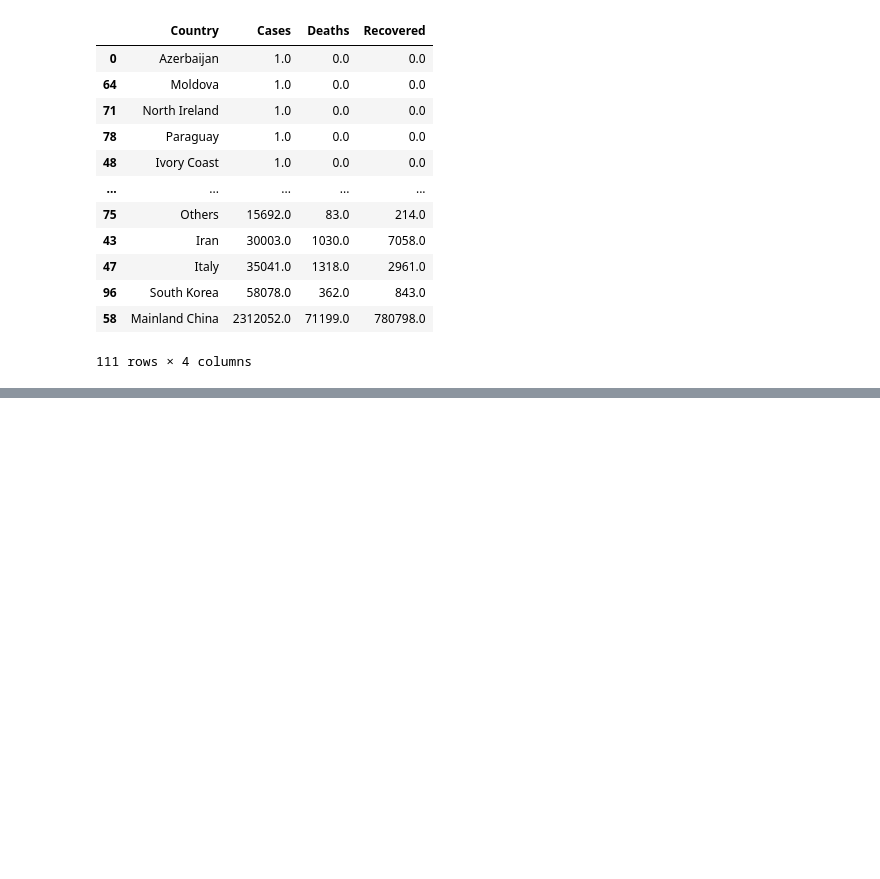
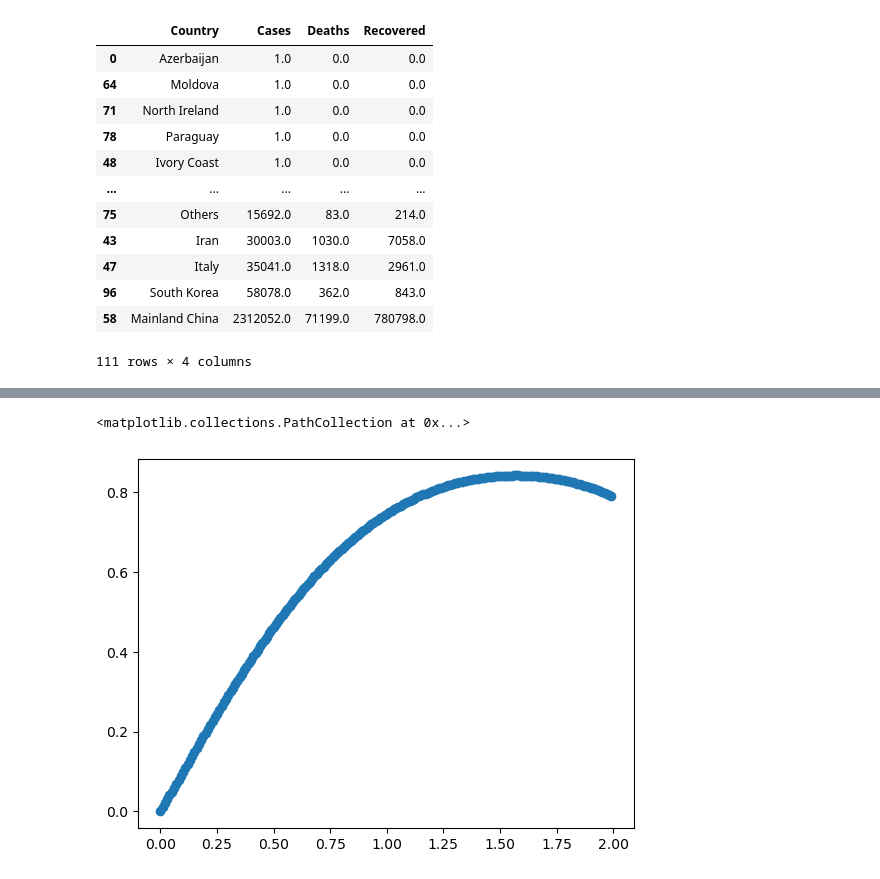
Before and after one commit to GabrielGMChaves/2024, a Jupyter notebook: January/Numpy.ipynb, the cells around one changed output, grey strips where cells are left out. Drawn from its saved outputs; the diff is of its cells as text; code cells hidden in the pictures; blank space fills up the shorter version.

```diff
--- a/January/Numpy.ipynb
+++ b/January/Numpy.ipynb
@@ -1200,0 +1250,5 @@ df2
+# %%
+plt.scatter(x[:200], y[:200])
+# %% [output]
+<matplotlib.collections.PathCollection at 0x...>
+[figure, added]
```
Also changed, not shown: parts of 11 cells of this notebook, 2 other files.
